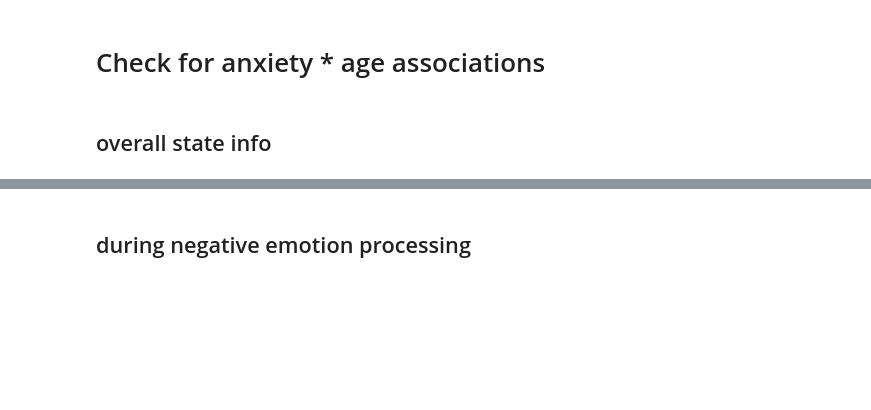
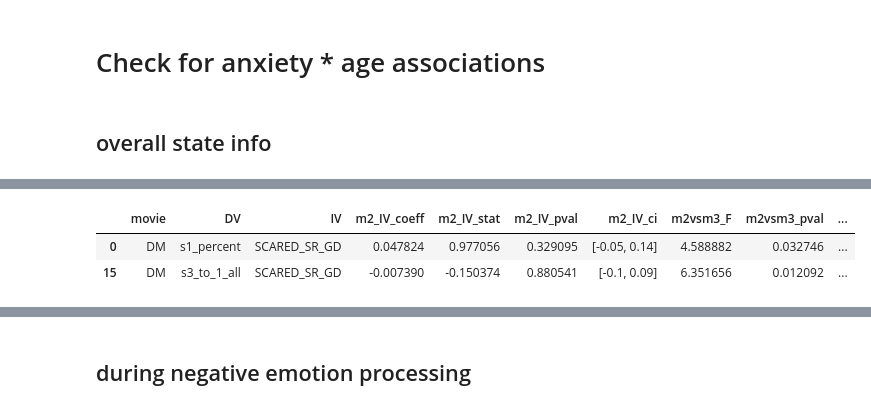
Before and after one commit to catcamacho/hbn_brain_states_gen_anx, a Jupyter notebook: 3_IndividualDifferences.ipynb, the cells around one changed output, grey strips where cells are left out. Cells and saved outputs as stored; diff of their text form; code cells hidden in the pictures; blank space fills up the shorter version.

```diff
--- a/3_IndividualDifferences.ipynb
+++ b/3_IndividualDifferences.ipynb
@@ -1176,6 +1176,12 @@ results_df.round(3)
 | 33 | DM | s3_to_1_all | SCARED_SR_SC | -0.020 | -0.410 | 0.682 | [-0.11, 0.07] | 1.619 | 0.204 | ... |
 | 34 | DM | s3_to_2_all | SCARED_SR_SC | 0.102 | 2.160 | 0.031 | [0.01, 0.2] | 7.043 | 0.008 | ... |
 | 35 | DM | s3_to_3_all | SCARED_SR_SC | -0.031 | -0.700 | 0.485 | [-0.12, 0.06] | 0.121 | 0.728 | ... |
+# %%
+results_df.loc[(results_df['IV']=='SCARED_SR_GD') & (results_df['m2vsm3_pval']<0.05) & (results_df['interact_pval']<0.05),:]
+# %% [output]
+|  | movie | DV | IV | m2_IV_coeff | m2_IV_stat | m2_IV_pval | m2_IV_ci | m2vsm3_F | m2vsm3_pval | ... |
+| 0 | DM | s1_percent | SCARED_SR_GD | 0.047824 | 0.977056 | 0.329095 | [-0.05, 0.14] | 4.588882 | 0.032746 | ... |
+| 15 | DM | s3_to_1_all | SCARED_SR_GD | -0.007390 | -0.150374 | 0.880541 | [-0.1, 0.09] | 6.351656 | 0.012092 | ... |
 # %%
 sns.set(context='poster', style='white')
 # residualized brain state measures and plot
```
Also changed, not shown: parts of 1 cell of this notebook, 2 other files.
